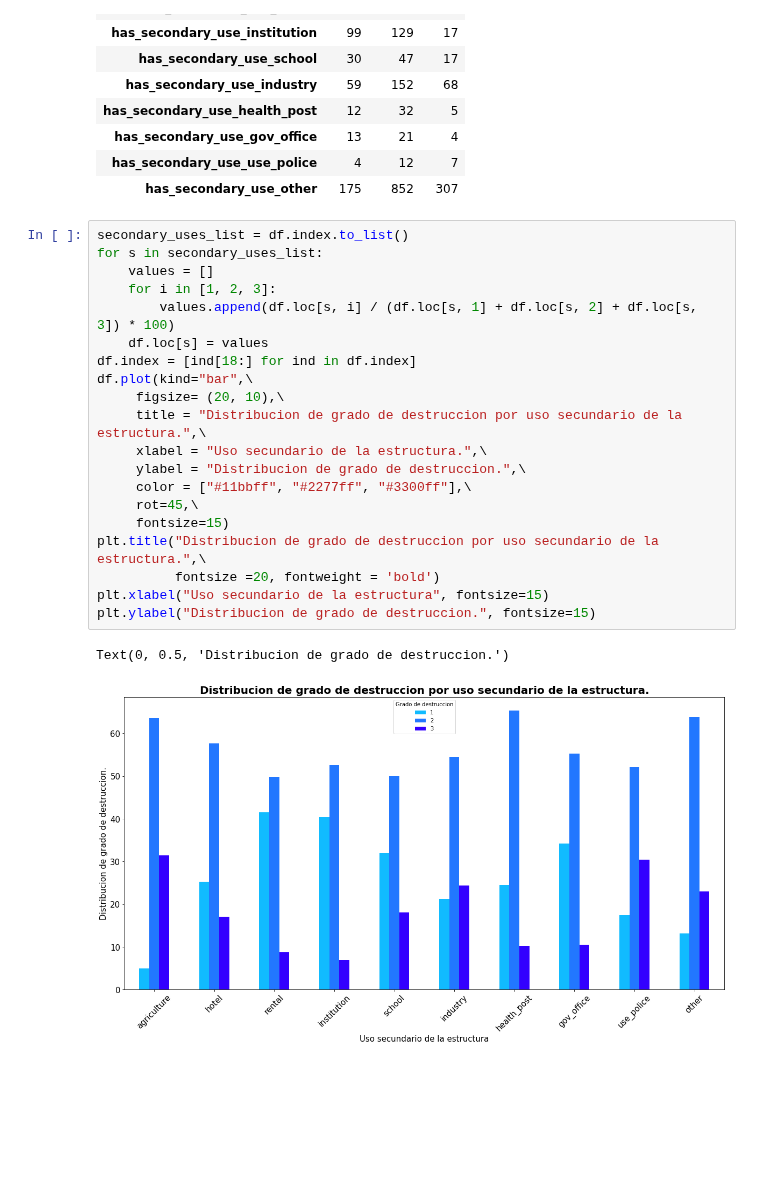
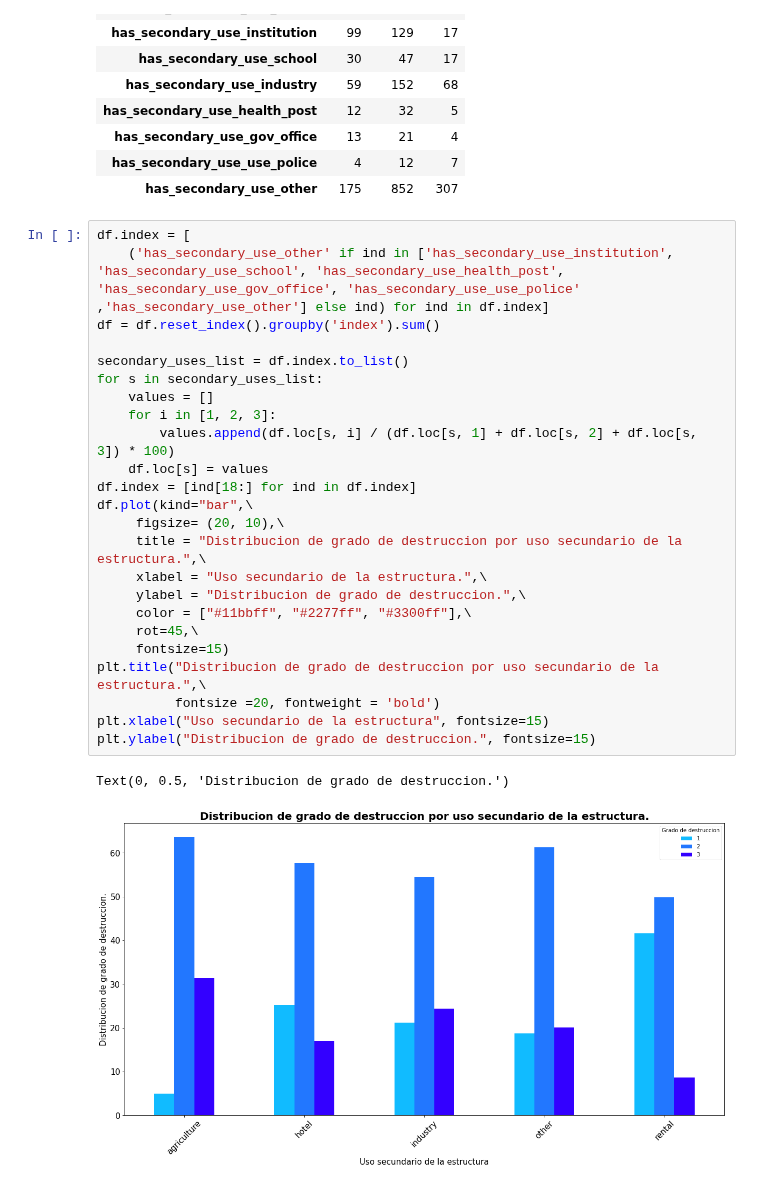
Before and after one commit to joaquinfontela/OrganizacionDeDatos-TP1, a Jupyter notebook: src/SecondaryUse.ipynb, the cells around one changed output. Saved outputs shown, nothing was run; the diff lists cells and outputs as text; blank space fills up the shorter version.

Commit message:
reduce categories in some graphics and add one task

```diff
--- a/src/SecondaryUse.ipynb
+++ b/src/SecondaryUse.ipynb
@@ -108,25 +112,29 @@ df
 | has_secondary_use_use_police | 4 | 12 | 7 |
 | has_secondary_use_other | 175 | 852 | 307 |
 # %%
+df.index = [
+    ('has_secondary_use_other' if ind in ['has_secondary_use_institution', 'has_secondary_use_school', 'has_secondary_use_health_post', 'has_secondary_use_gov_office', 'has_secondary_use_use_police' ,'has_secondary_use_other'] else ind) for ind in df.index]
+df = df.reset_index().groupby('index').sum()
+
 secondary_uses_list = df.index.to_list()
 for s in secondary_uses_list:
     values = []
     for i in [1, 2, 3]:
         values.append(df.loc[s, i] / (df.loc[s, 1] + df.loc[s, 2] + df.loc[s, 3]) * 100)
     df.loc[s] = values
 df.index = [ind[18:] for ind in df.index]
 df.plot(kind="bar",\
      figsize= (20, 10),\
      title = "Distribucion de grado de destruccion por uso secundario de la estructura.",\
      xlabel = "Uso secundario de la estructura.",\
      ylabel = "Distribucion de grado de destruccion.",\
      color = ["#11bbff", "#2277ff", "#3300ff"],\
      rot=45,\
      fontsize=15)
 plt.title("Distribucion de grado de destruccion por uso secundario de la estructura.",\
           fontsize =20, fontweight = 'bold')
 plt.xlabel("Uso secundario de la estructura", fontsize=15)
 plt.ylabel("Distribucion de grado de destruccion.", fontsize=15)
 # %% [output]
 Text(0, 0.5, 'Distribucion de grado de destruccion.')
-[figure, old version]
+[figure, new version]
```
Also changed, not shown: parts of 1 cell of this notebook, 2 other files.
